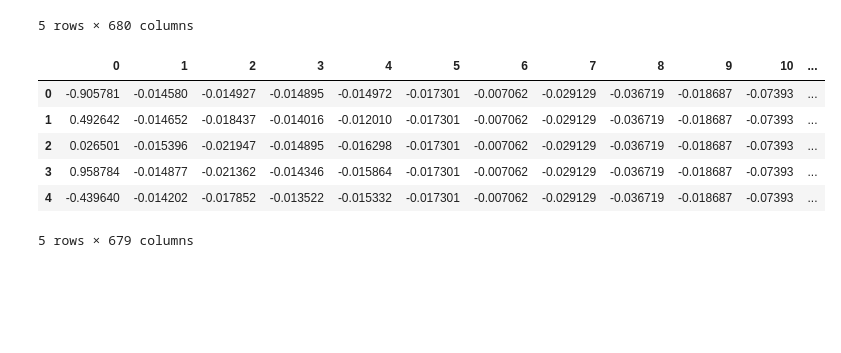
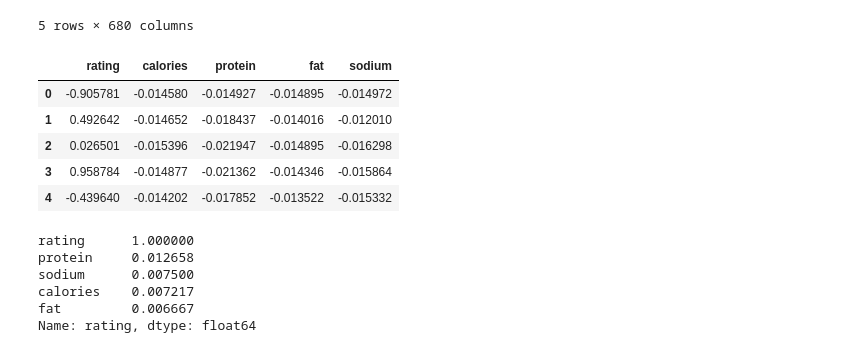
Before and after one commit to robd123/AML, a Jupyter notebook: Project2.ipynb, the cells around one changed output. Cells and saved outputs as stored; diff of their text form; code cells hidden in the pictures; blank space fills up the shorter version.

```diff
--- a/Project2.ipynb
+++ b/Project2.ipynb
@@ -29,23 +29,31 @@ food.describe()
 # %%
 from sklearn.pipeline import Pipeline
 from sklearn.preprocessing import StandardScaler
 from sklearn.impute import SimpleImputer
 
 food_pipeline = Pipeline([
         ('imputer', SimpleImputer(strategy="median")),
         ('std_scaler', StandardScaler()),
     ])
 
 food_data = food[['rating', 'calories', 'protein', 'fat', 'sodium']]
 food_tr = food_pipeline.fit_transform(food_data)
-food_df = pd.DataFrame(food_tr)
+food_df = pd.DataFrame(food_tr, columns=['rating', 'calories', 'protein', 'fat', 'sodium'])
 
 food_df.head()
 # %% [output]
-|  | 0 | 1 | 2 | 3 | 4 | 5 | 6 | 7 | 8 | 9 | 10 | ... |
-| 0 | -0.905781 | -0.014580 | -0.014927 | -0.014895 | -0.014972 | -0.017301 | -0.007062 | -0.029129 | -0.036719 | -0.018687 | -0.07393 | ... |
-| 1 | 0.492642 | -0.014652 | -0.018437 | -0.014016 | -0.012010 | -0.017301 | -0.007062 | -0.029129 | -0.036719 | -0.018687 | -0.07393 | ... |
-| 2 | 0.026501 | -0.015396 | -0.021947 | -0.014895 | -0.016298 | -0.017301 | -0.007062 | -0.029129 | -0.036719 | -0.018687 | -0.07393 | ... |
-| 3 | 0.958784 | -0.014877 | -0.021362 | -0.014346 | -0.015864 | -0.017301 | -0.007062 | -0.029129 | -0.036719 | -0.018687 | -0.07393 | ... |
-| 4 | -0.439640 | -0.014202 | -0.017852 | -0.013522 | -0.015332 | -0.017301 | -0.007062 | -0.029129 | -0.036719 | -0.018687 | -0.07393 | ... |
+|  | rating | calories | protein | fat | sodium |
+| 0 | -0.905781 | -0.014580 | -0.014927 | -0.014895 | -0.014972 |
+| 1 | 0.492642 | -0.014652 | -0.018437 | -0.014016 | -0.012010 |
+| 2 | 0.026501 | -0.015396 | -0.021947 | -0.014895 | -0.016298 |
+| 3 | 0.958784 | -0.014877 | -0.021362 | -0.014346 | -0.015864 |
+| 4 | -0.439640 | -0.014202 | -0.017852 | -0.013522 | -0.015332 |
-5 rows × 679 columns
+# %%
+food_df.corr()['rating'].sort_values(ascending=False)
+# %% [output]
+rating      1.000000
+protein     0.012658
+sodium      0.007500
+calories    0.007217
+fat         0.006667
+Name: rating, dtype: float64
```
Also changed, not shown: parts of 1 cell of this notebook.
